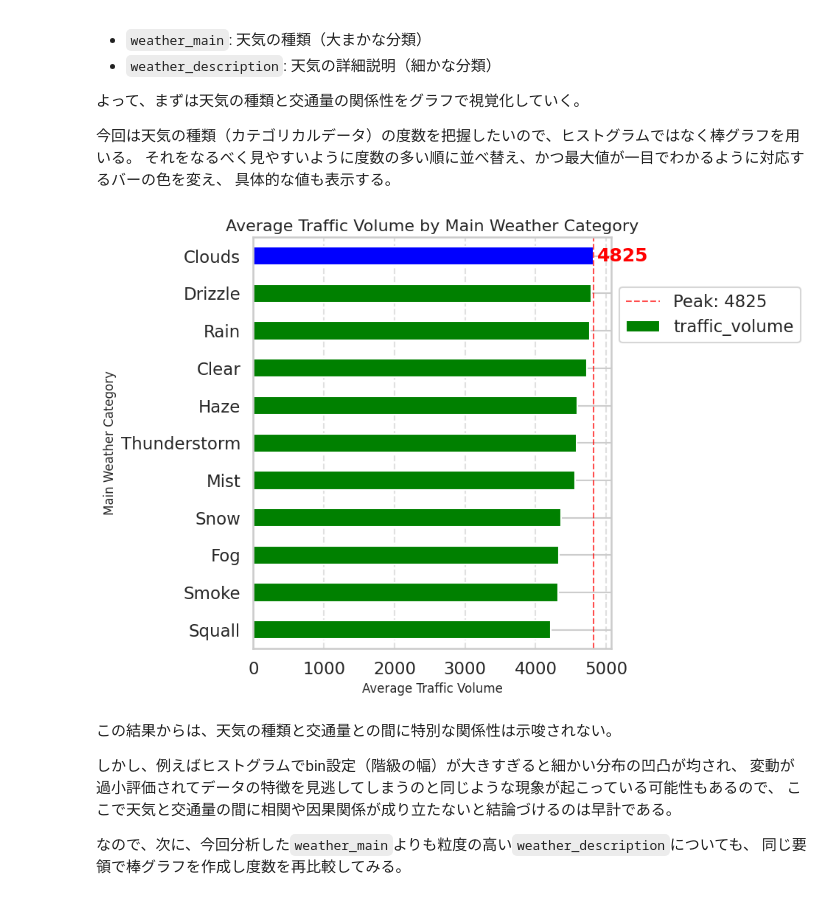
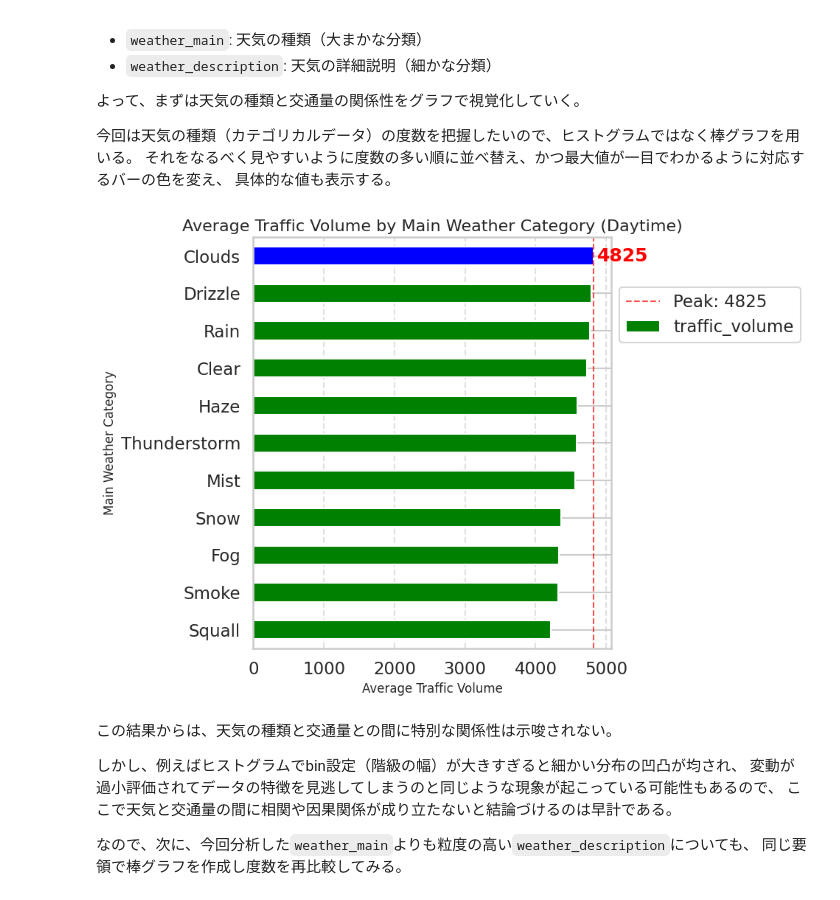
Before and after one commit to Yuji-RE/I-94_traffic_analysis_project, a Jupyter notebook: traffic_analysis_project.ipynb, the cells around one changed output. Saved outputs shown, nothing was run; the diff lists cells and outputs as text; code cells hidden in the pictures.

```diff
--- a/traffic_analysis_project.ipynb
+++ b/traffic_analysis_project.ipynb
@@ -819,35 +819,35 @@ by_weather_main.plot.barh(color=colors)
 # ピーク値に対応するタテの罫線を追加し見やすくする
 plt.axvline(
     x=max_volume_main,
     color="red",
     linestyle="--",
     linewidth=1.5,
     alpha=0.7,
     label=f"Peak: {max_volume_main:.0f}",
 )
 
 # 天気カテゴリの中で、最大値に対応する横棒のヨコに数字を強調して描画
 y_labels = by_weather_main.index.to_list()
 max_weather_position = y_labels.index(max_weather_main)
 plt.text(
     max_volume_main + 50,
     max_weather_position,
     f"{max_volume_main:.0f}",
     va="center",
     color="red",
     fontweight="bold",
 )
 
 
-plt.title("Average Traffic Volume by Main Weather Category", fontsize=16)
+plt.title("Average Traffic Volume by Main Weather Category (Daytime)", fontsize=16)
 plt.xlabel("Average Traffic Volume", fontsize=12)
 plt.ylabel("Main Weather Category", fontsize=12)
 plt.grid(True, axis="x", linestyle="--", alpha=0.6)
 plt.legend(loc="upper left", bbox_to_anchor=(1, 0.90))
 plt.tight_layout()
 plt.show()
 # %% [output]
-[figure, old version]
+[figure, new version]
 # %% [markdown]
 この結果からは、天気の種類と交通量との間に特別な関係性は示唆されない。
 
```
Also changed, not shown: parts of 5 cells of this notebook, 6 other files.
